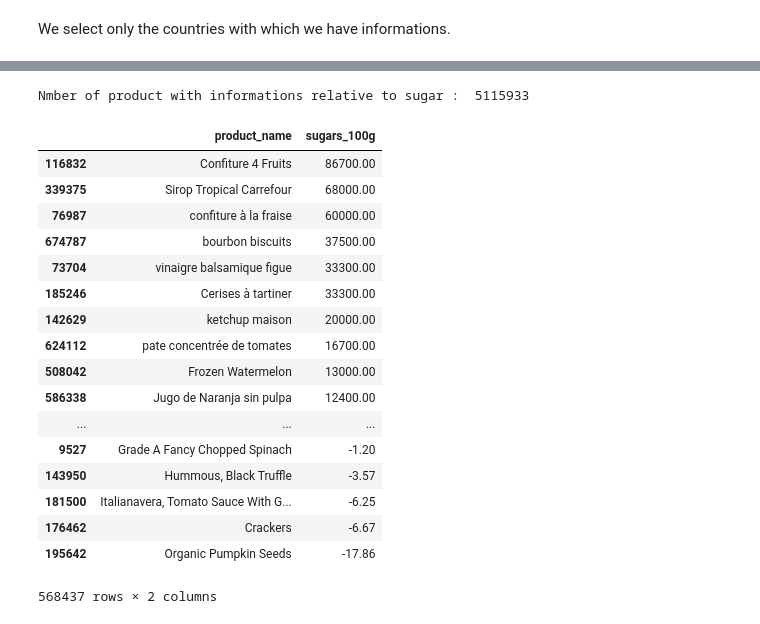
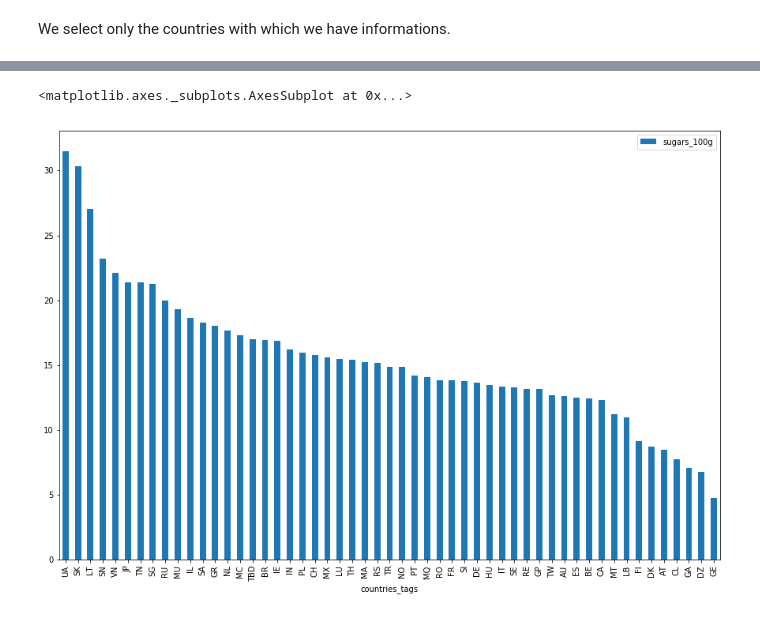
Before and after one commit to baraschi/AppliedDataAnalysis_Project, a Jupyter notebook: FoodProject.ipynb, the cells around one changed output, grey strips where cells are left out. Cells and saved outputs as stored; diff of their text form; code cells hidden in the pictures.

```diff
--- a/FoodProject.ipynb
+++ b/FoodProject.ipynb
@@ -154,0 +157,20 @@ test
+# %%
+def get_tag(country_name):
+    for c in proper_countries:
+        if c[0] == country_name:
+            return c[1]
+
+    return "TBD"
+
+rows = []
+
+#Explode inital df
+for index, data in usefull_datas.iterrows():
+    countries = str(data['countries_tags']).split(',')
+
+    for c in countries:
+        data['countries_tags'] = get_tag(c.strip().lower())
+        rows.append(data)
+
+
+parsed_datas = pd.DataFrame(rows)
@@ -154,0 +180,4 @@ test
+# %%
+grouped = parsed_datas.groupby(['countries_tags'])
+means = grouped.mean()
+means
@@ -155,27 +204,12 @@ test
+# %%
+grouped = parsed_datas.groupby(['countries_tags'])
+counted = grouped.count()
 # %%
-sugar = usefull_datas[np.isfinite(usefull_datas['sugars_100g'])]
-
-print("Nmber of product with informations relative to sugar : ", sugar.size)
-
-sugar = sugar.sort_values(by=['sugars_100g'], ascending=False)[['product_name', 'sugars_100g']]
-sugar
+sugar = means[['sugars_100g']].dropna()
+sugar = sugar[sugar['sugars_100g'] <= 100]
+sugar = sugar.sort_values(by=['sugars_100g'], ascending=False)
+sugar = sugar[counted['sugars_100g'] > 20]
+sugar.plot.bar(figsize=(15,10))
 # %% [output]
-Nmber of product with informations relative to sugar :  5115933
+<matplotlib.axes._subplots.AxesSubplot at 0x...>
-|  | product_name | sugars_100g |
-| 116832 | Confiture 4 Fruits | 86700.00 |
-| 339375 | Sirop Tropical Carrefour | 68000.00 |
-| 76987 | confiture à la fraise | 60000.00 |
-| 674787 | bourbon biscuits | 37500.00 |
-| 73704 | vinaigre balsamique figue | 33300.00 |
-| 185246 | Cerises à tartiner | 33300.00 |
-| 142629 | ketchup maison | 20000.00 |
-| 624112 | pate concentrée de tomates | 16700.00 |
-| 508042 | Frozen Watermelon | 13000.00 |
-| 586338 | Jugo de Naranja sin pulpa | 12400.00 |
-| ... | ... | ... |
-| 9527 | Grade A Fancy Chopped Spinach | -1.20 |
-| 143950 | Hummous, Black Truffle | -3.57 |
-| 181500 | Italianavera, Tomato Sauce With G... | -6.25 |
-| 176462 | Crackers | -6.67 |
-| 195642 | Organic Pumpkin Seeds | -17.86 |
-568437 rows × 2 columns
+[figure, added]
```
Also changed, not shown: parts of 27 cells of this notebook.
